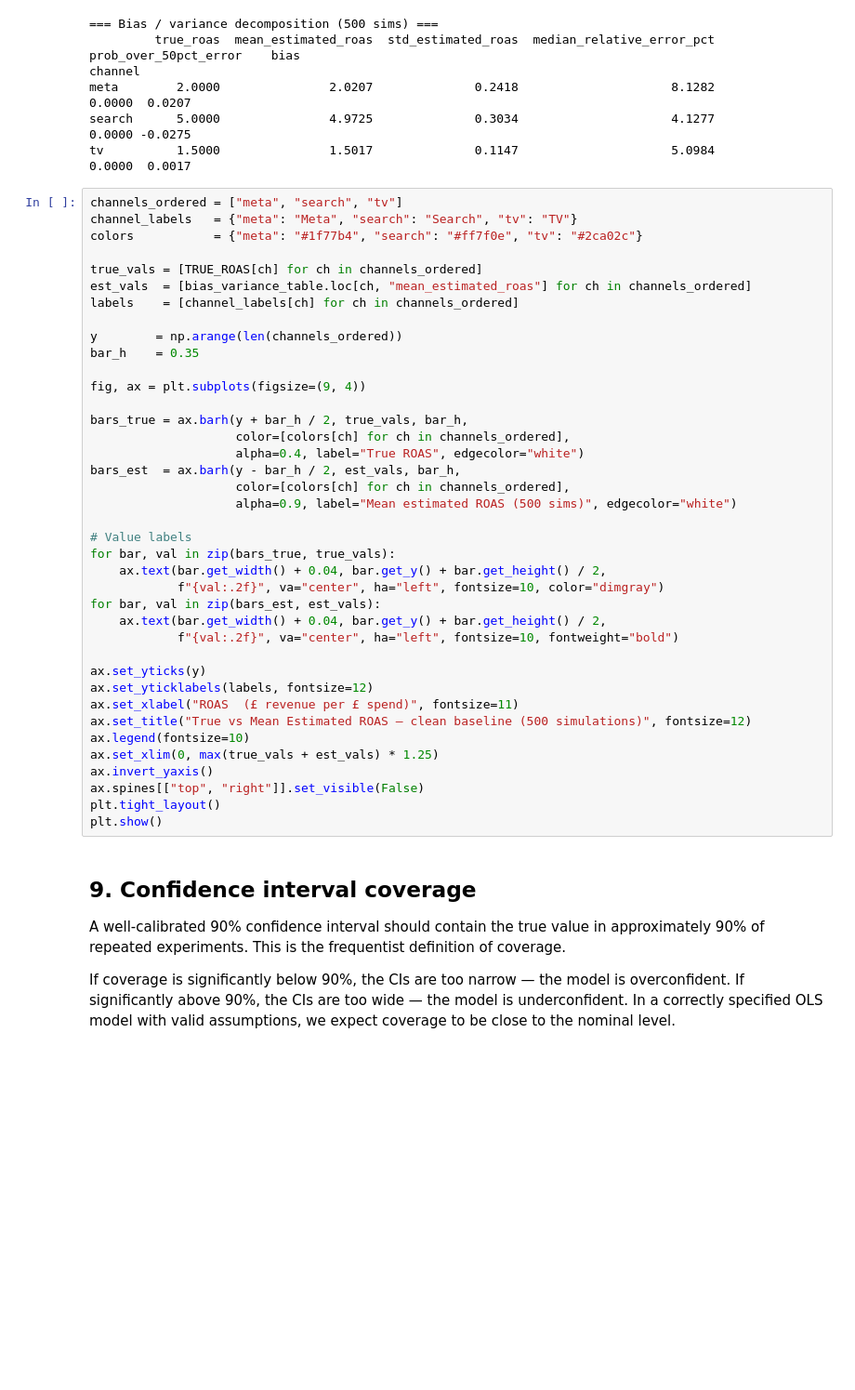
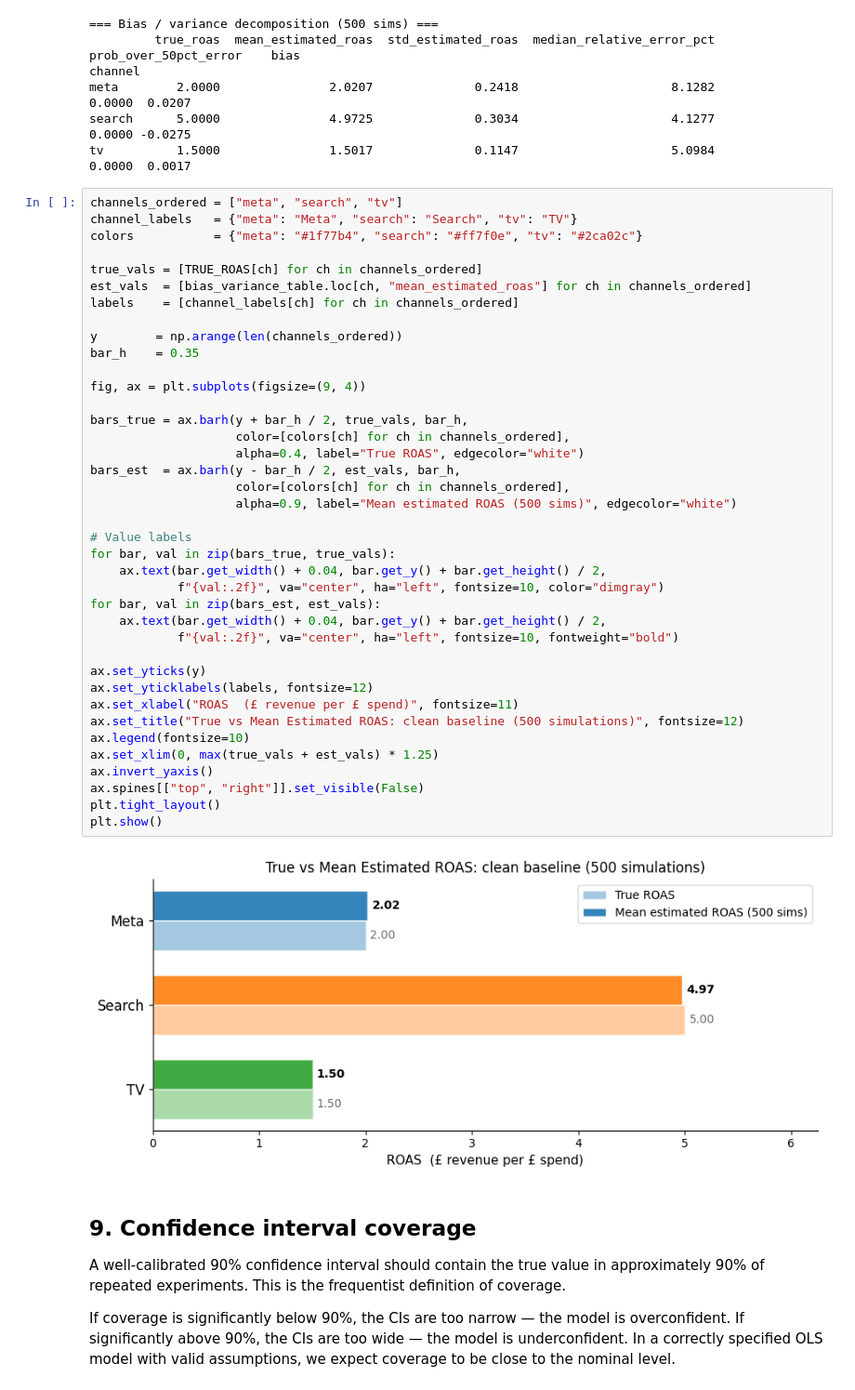
Before and after one commit to gagan-bajwa/mmm_stress_tests, a Jupyter notebook: notebooks/simple_mmm_stress_test_00_clean_recovery.ipynb, the cells around one changed output. Shown at 93% size. Saved outputs shown, nothing was run; the diff lists cells and outputs as text; blank space fills up the shorter version.

```diff
--- a/notebooks/simple_mmm_stress_test_00_clean_recovery.ipynb
+++ b/notebooks/simple_mmm_stress_test_00_clean_recovery.ipynb
@@ -370,34 +370,36 @@ labels    = [channel_labels[ch] for ch in channels_ordered]
 
 y        = np.arange(len(channels_ordered))
 bar_h    = 0.35
 
 fig, ax = plt.subplots(figsize=(9, 4))
 
 bars_true = ax.barh(y + bar_h / 2, true_vals, bar_h,
                     color=[colors[ch] for ch in channels_ordered],
                     alpha=0.4, label="True ROAS", edgecolor="white")
 bars_est  = ax.barh(y - bar_h / 2, est_vals, bar_h,
                     color=[colors[ch] for ch in channels_ordered],
                     alpha=0.9, label="Mean estimated ROAS (500 sims)", edgecolor="white")
 
 # Value labels
 for bar, val in zip(bars_true, true_vals):
     ax.text(bar.get_width() + 0.04, bar.get_y() + bar.get_height() / 2,
             f"{val:.2f}", va="center", ha="left", fontsize=10, color="dimgray")
 for bar, val in zip(bars_est, est_vals):
     ax.text(bar.get_width() + 0.04, bar.get_y() + bar.get_height() / 2,
             f"{val:.2f}", va="center", ha="left", fontsize=10, fontweight="bold")
 
 ax.set_yticks(y)
 ax.set_yticklabels(labels, fontsize=12)
 ax.set_xlabel("ROAS  (£ revenue per £ spend)", fontsize=11)
-ax.set_title("True vs Mean Estimated ROAS — clean baseline (500 simulations)", fontsize=12)
+ax.set_title("True vs Mean Estimated ROAS: clean baseline (500 simulations)", fontsize=12)
 ax.legend(fontsize=10)
 ax.set_xlim(0, max(true_vals + est_vals) * 1.25)
 ax.invert_yaxis()
 ax.spines[["top", "right"]].set_visible(False)
 plt.tight_layout()
 plt.show()
+# %% [output]
+[figure, added]
 # %% [markdown]
 ## 9. Confidence interval coverage
 
```
Also changed, not shown: 4 other files.
